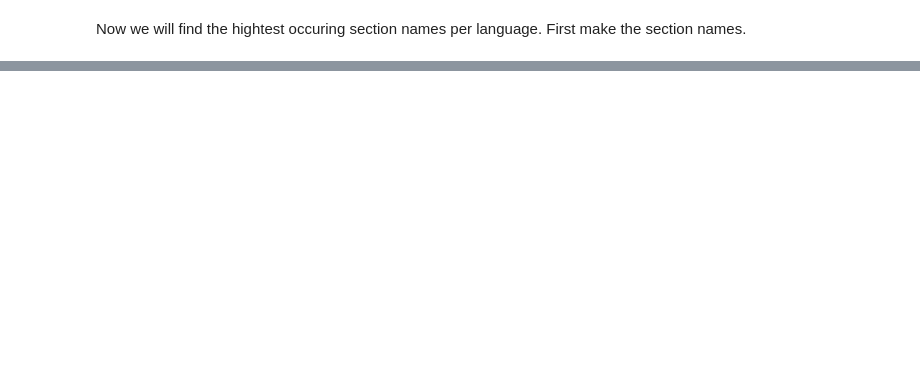
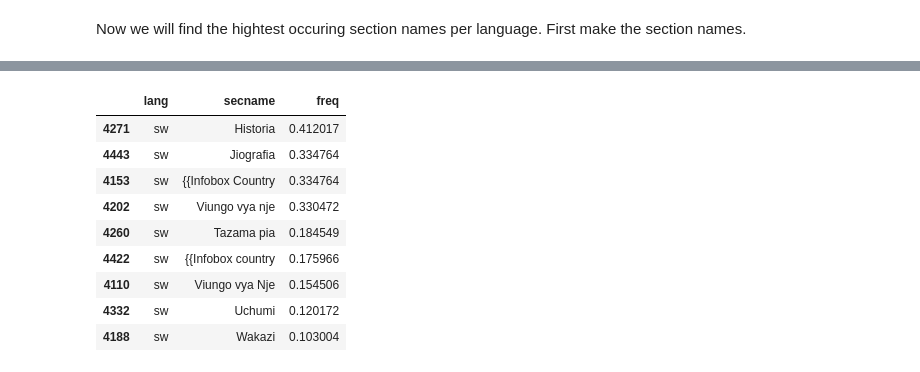
Before and after one commit to notconfusing/kumusha_takes_wiki, a Jupyter notebook: ActionableMetrics.ipynb, the cells around one changed output, grey strips where cells are left out. Saved outputs shown, nothing was run; the diff lists cells and outputs as text; code cells hidden in the pictures; blank space fills up the shorter version.

```diff
--- a/ActionableMetrics.ipynb
+++ b/ActionableMetrics.ipynb
@@ -460,0 +500,14 @@ KeyboardInterrupt:
+# %%
+sw9 = top_n_sections('sw',9)
+sw9
+# %% [output]
+|  | lang | secname | freq |
+| 4271 | sw | Historia | 0.412017 |
+| 4443 | sw | Jiografia | 0.334764 |
+| 4153 | sw | {{Infobox Country | 0.334764 |
+| 4202 | sw | Viungo vya nje | 0.330472 |
+| 4260 | sw | Tazama pia | 0.184549 |
+| 4422 | sw | {{Infobox country | 0.175966 |
+| 4110 | sw | Viungo vya Nje | 0.154506 |
+| 4332 | sw | Uchumi | 0.120172 |
+| 4188 | sw | Wakazi | 0.103004 |
```
Also changed, not shown: parts of 22 cells of this notebook.
